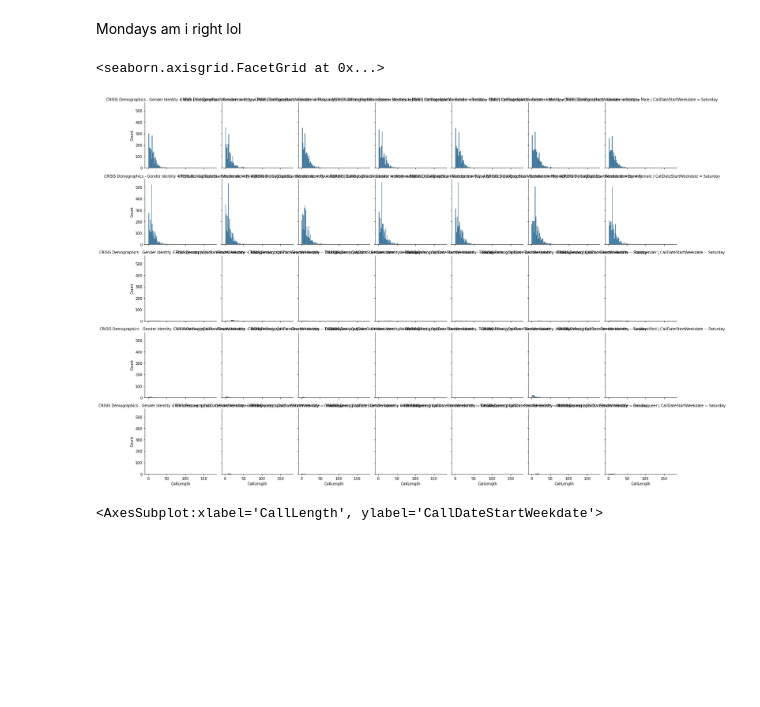
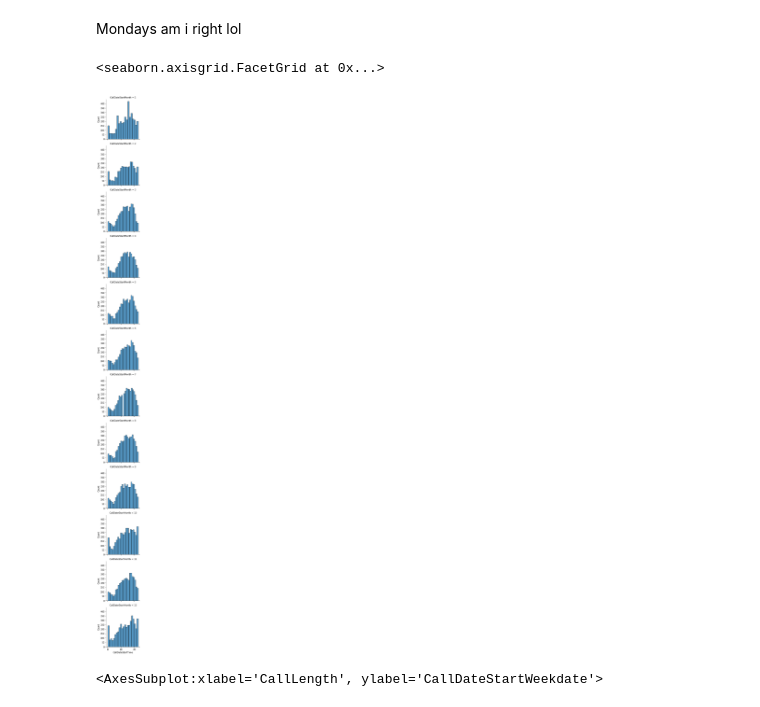
Before and after one commit to NSS-Data-Analytics-Cohort-6/fcs-crisis-sailing-the-seaborn, a Jupyter notebook: notebooks/philnotebook.ipynb, the cells around one changed output. Saved outputs shown, nothing was run; the diff lists cells and outputs as text; code cells hidden in the pictures; blank space fills up the shorter version.

```diff
--- a/notebooks/philnotebook.ipynb
+++ b/notebooks/philnotebook.ipynb
@@ -50,5 +50,8 @@ crisis1['CallDateStartTime'] = crisis1['CallDateAndTimeStart'].dt.hour
 #CallDateStartTime gives the hour of the day the call was made, military time
 crisis1['CallDateStartMonth'] = crisis1['CallDateAndTimeStart'].dt.month
 #CallDateStartMonth gives the month which the call was made
-crisis1['CallDateAndTimeStart']
+crisis1['CallDateStartDay'] = crisis1['CallDateAndTimeStart'].dt.day
+#CallDateStartDay gives us the DD
+#crisis1['CallDateStartYYYYMMDD'] = crisis1['CallDateAndTimeStart'].dt.year + '-' + crisis1['CallDateAndTimeStart'].dt.month + '-' + crisis1['CallDateAndTimeStart'].dt.day
+crisis1['CallDateStartDay']
 # %% [output]
@@ -485,15 +513,15 @@ Mondays am i right lol
 # %%
 g = sns.FacetGrid(
     crisis1,
-    col="CallDateStartWeekdate",
-    row="CRISIS Demographics - Gender Identity"
+    row="CallDateStartMonth",
+    #col="CRISIS Demographics - Gender Identity"
     )
-g.map_dataframe(sns.histplot, x="CallLength")
+g.map_dataframe(sns.histplot, x="CallDateStartTime")
 #g.fig.set_size_inches(18, 10)
 #g.set_axis_labels("Total Bill", "Frequency")
 # %% [output]
 <seaborn.axisgrid.FacetGrid at 0x...>
-[figure, old version]
+[figure, new version]
 # %%
 sns.boxplot(data=crisis1, x="CallLength", y="CallDateStartWeekdate", showfliers = False)
 #no outliers call time chart
```
Also changed, not shown: parts of 66 cells of this notebook.
